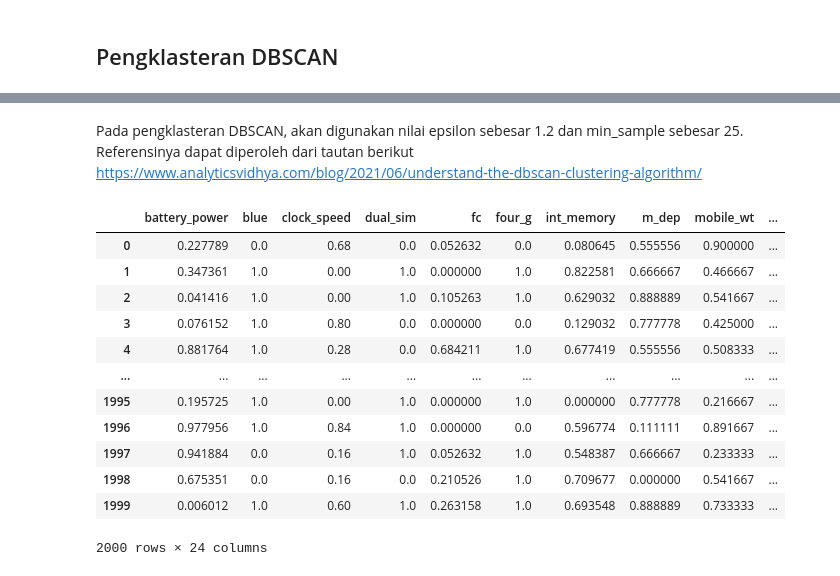
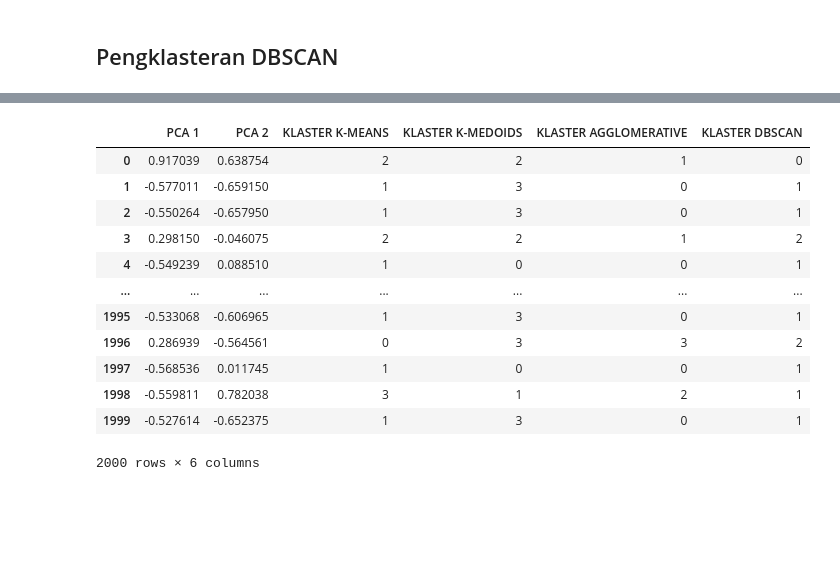
Before and after one commit to yukiao/Pembelajaran-Mesin, a Jupyter notebook: Tugas02-ML-H071191002.ipynb, the cells around one changed output, grey strips where cells are left out. Saved outputs shown, nothing was run; the diff lists cells and outputs as text; code cells hidden in the pictures; blank space fills up the shorter version.

```diff
--- a/Tugas02-ML-H071191002.ipynb
+++ b/Tugas02-ML-H071191002.ipynb
@@ -54,0 +55,9 @@ data_cluster = df_scale.copy()
+# %%
+from sklearn.decomposition import PCA
+
+principal = PCA(n_components=2)
+principal.fit(df_scale)
+
+data_pca = pd.DataFrame(principal.transform(df_scale))
+data_pca.columns = ["PCA 1", "PCA 2"]
+data_cluster = data_pca.copy()
@@ -78,9 +103,9 @@ Dari hasil metode elbow diatas, kita dapat menentukan bahwa nilai optimal klaste
 # %%
-model_kmeans = KMeans(n_clusters=4)
+model_kmeans = KMeans(n_clusters=3)
 
-model_kmeans.fit(df_scale)
+model_kmeans.fit(data_pca)
 
-data_cluster['klaster k-means'] = model_kmeans.labels_
+data_cluster['KLASTER K-MEANS'] = model_kmeans.labels_
 
 data_cluster
 # %% [output]
@@ -133,9 +144,9 @@ Requirement already satisfied: threadpoolctl>=2.0.0 in /usr/local/lib/python3.7/
 # %%
-model_kmedoids = KMedoids(n_clusters=4,method="pam")
+model_kmedoids = KMedoids(n_clusters=3,method="pam")
 
-model_kmedoids.fit(df_scale)
+model_kmedoids.fit(data_pca)
 
-data_cluster['klaster k-medoids'] = model_kmedoids.labels_
+data_cluster['KLASTER K-MEDOIDS'] = model_kmedoids.labels_
 
 data_cluster
 # %% [output]
@@ -186,10 +183,10 @@ plt.axhline(y=17, color='r', linestyle='--')
 # %%
 from sklearn.cluster import AgglomerativeClustering
 
-model_agglo = AgglomerativeClustering(n_clusters=4, affinity='euclidean', linkage='ward')
-model_agglo.fit_predict(df_scale)
+model_agglo = AgglomerativeClustering(n_clusters=3, affinity='euclidean', linkage='ward')
+model_agglo.fit_predict(data_pca)
 
-data_cluster['klaster agglomerative'] = model_agglo.labels_
+data_cluster['KLASTER AGGLOMERATIVE'] = model_agglo.labels_
 
 data_cluster
 # %% [output]
@@ -244,25 +215,23 @@ plt.axhline(y=1.25, color='r', linestyle='--')
-# %% [markdown]
-Pada pengklasteran DBSCAN, akan digunakan nilai epsilon sebesar 1.2 dan min_sample sebesar 25. Referensinya dapat diperoleh dari tautan berikut https://www.analyticsvidhya.com/blog/2021/06/understand-the-dbscan-clustering-algorithm/
 # %%
 from sklearn.cluster import DBSCAN
 
-model_dbscan = DBSCAN(eps=1.2, min_samples=25)
-model_dbscan.fit(df_scale)
+model_dbscan = DBSCAN(min_samples=4, eps=0.415)
+model_dbscan.fit(data_pca)
 
-data_cluster['klaster DBSCAN'] = model_dbscan.labels_
+data_cluster['KLASTER DBSCAN'] = model_dbscan.labels_
 
 data_cluster
 # %% [output]
-|  | battery_power | blue | clock_speed | dual_sim | fc | four_g | int_memory | m_dep | mobile_wt | ... |
-| 0 | 0.227789 | 0.0 | 0.68 | 0.0 | 0.052632 | 0.0 | 0.080645 | 0.555556 | 0.900000 | ... |
-| 1 | 0.347361 | 1.0 | 0.00 | 1.0 | 0.000000 | 1.0 | 0.822581 | 0.666667 | 0.466667 | ... |
-| 2 | 0.041416 | 1.0 | 0.00 | 1.0 | 0.105263 | 1.0 | 0.629032 | 0.888889 | 0.541667 | ... |
-| 3 | 0.076152 | 1.0 | 0.80 | 0.0 | 0.000000 | 0.0 | 0.129032 | 0.777778 | 0.425000 | ... |
-| 4 | 0.881764 | 1.0 | 0.28 | 0.0 | 0.684211 | 1.0 | 0.677419 | 0.555556 | 0.508333 | ... |
-| ... | ... | ... | ... | ... | ... | ... | ... | ... | ... | ... |
-| 1995 | 0.195725 | 1.0 | 0.00 | 1.0 | 0.000000 | 1.0 | 0.000000 | 0.777778 | 0.216667 | ... |
-| 1996 | 0.977956 | 1.0 | 0.84 | 1.0 | 0.000000 | 0.0 | 0.596774 | 0.111111 | 0.891667 | ... |
-| 1997 | 0.941884 | 0.0 | 0.16 | 1.0 | 0.052632 | 1.0 | 0.548387 | 0.666667 | 0.233333 | ... |
-| 1998 | 0.675351 | 0.0 | 0.16 | 0.0 | 0.210526 | 1.0 | 0.709677 | 0.000000 | 0.541667 | ... |
-| 1999 | 0.006012 | 1.0 | 0.60 | 1.0 | 0.263158 | 1.0 | 0.693548 | 0.888889 | 0.733333 | ... |
+|  | PCA 1 | PCA 2 | KLASTER K-MEANS | KLASTER K-MEDOIDS | KLASTER AGGLOMERATIVE | KLASTER DBSCAN |
+| 0 | 0.917039 | 0.638754 | 2 | 2 | 1 | 0 |
+| 1 | -0.577011 | -0.659150 | 1 | 3 | 0 | 1 |
+| 2 | -0.550264 | -0.657950 | 1 | 3 | 0 | 1 |
+| 3 | 0.298150 | -0.046075 | 2 | 2 | 1 | 2 |
+| 4 | -0.549239 | 0.088510 | 1 | 0 | 0 | 1 |
+| ... | ... | ... | ... | ... | ... | ... |
+| 1995 | -0.533068 | -0.606965 | 1 | 3 | 0 | 1 |
+| 1996 | 0.286939 | -0.564561 | 0 | 3 | 3 | 2 |
+| 1997 | -0.568536 | 0.011745 | 1 | 0 | 0 | 1 |
+| 1998 | -0.559811 | 0.782038 | 3 | 1 | 2 | 1 |
+| 1999 | -0.527614 | -0.652375 | 1 | 3 | 0 | 1 |
-2000 rows × 24 columns
+2000 rows × 6 columns
```
Also changed, not shown: parts of 25 cells of this notebook.
